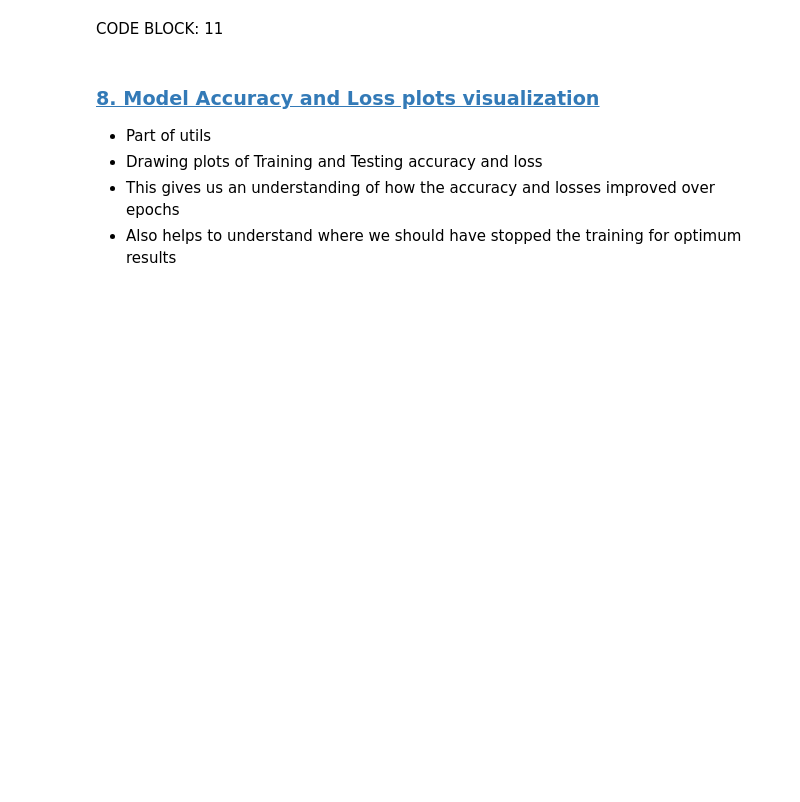
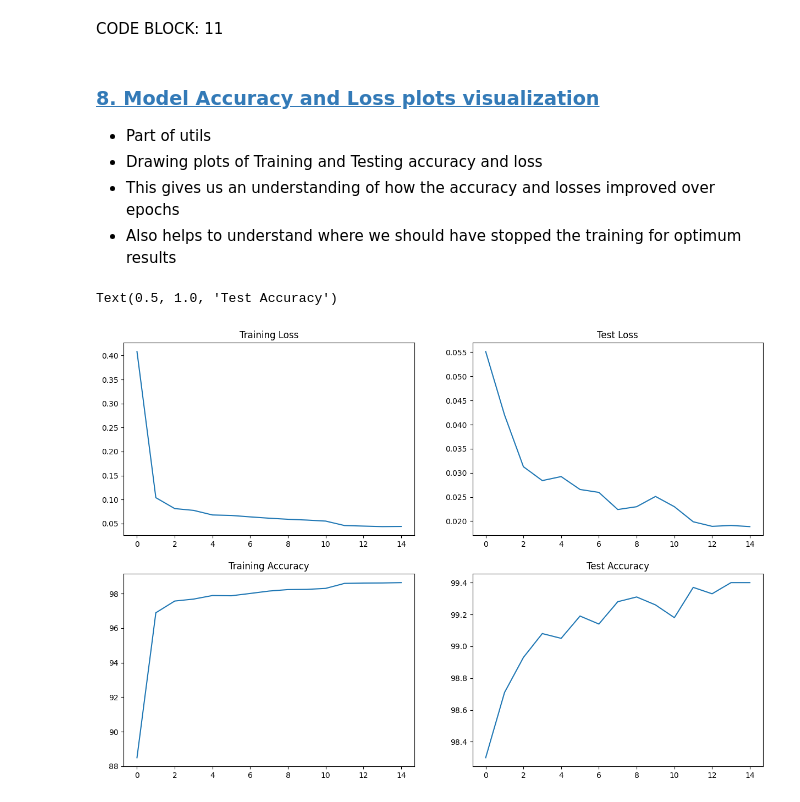
Before and after one commit to ChintanShahDS/S7, a Jupyter notebook: S7_5.ipynb, the cells around one changed output. Saved outputs shown, nothing was run; the diff lists cells and outputs as text; code cells hidden in the pictures; blank space fills up the shorter version.

```diff
--- a/S7_5.ipynb
+++ b/S7_5.ipynb
@@ -133,7 +133,7 @@ CODE BLOCK: 5
 - Data loader definition
 # %%
 train_batch_size = 64
-test_batch_size = 2048
+test_batch_size = 64
 # %%
 kwargs = {'shuffle': True, 'num_workers': 4, 'pin_memory': True}
 
@@ -376,7 +380,7 @@ def test(model, device, test_loader, criterion):
 # %%
 debug = False
 optimizer = optim.SGD(mymodel.parameters(), lr=0.01, momentum=0.9)
-scheduler = optim.lr_scheduler.ReduceLROnPlateau(optimizer, patience=2, threshold_mode='rel', verbose=True)
+scheduler = optim.lr_scheduler.ReduceLROnPlateau(optimizer, patience=2, factor=0.2, threshold_mode='rel', verbose=True)
 criterion = F.nll_loss
 num_epochs = 15
 
@@ -440,12 +440,15 @@ CODE BLOCK: 11
 # %%
 # utils.drawLossAccuracyPlots(train_losses, train_accs, test_losses, test_accs)
 # %%
-# fig, axs = plt.subplots(2,2,figsize=(15,10))
-# axs[0, 0].plot(train_losses)
-# axs[0, 0].set_title("Training Loss")
-# axs[1, 0].plot(train_accs)
-# axs[1, 0].set_title("Training Accuracy")
-# axs[0, 1].plot(test_losses)
-# axs[0, 1].set_title("Test Loss")
-# axs[1, 1].plot(test_accs)
-# axs[1, 1].set_title("Test Accuracy")
+fig, axs = plt.subplots(2,2,figsize=(15,10))
+axs[0, 0].plot(train_losses)
+axs[0, 0].set_title("Training Loss")
+axs[1, 0].plot(train_accs)
+axs[1, 0].set_title("Training Accuracy")
+axs[0, 1].plot(test_losses)
+axs[0, 1].set_title("Test Loss")
+axs[1, 1].plot(test_accs)
+axs[1, 1].set_title("Test Accuracy")
+# %% [output]
+Text(0.5, 1.0, 'Test Accuracy')
+[figure, added]
```
Also changed, not shown: parts of 6 cells of this notebook.
